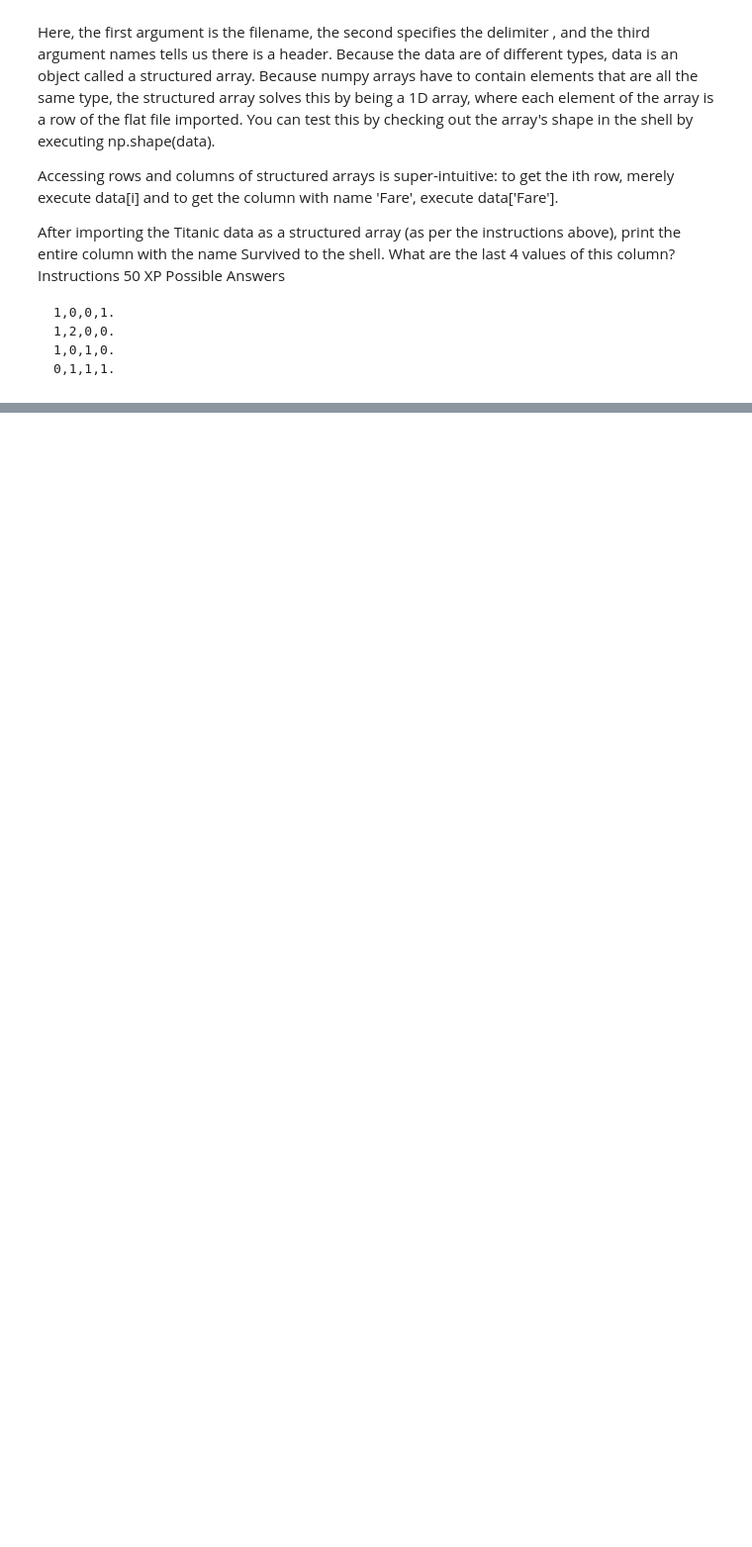
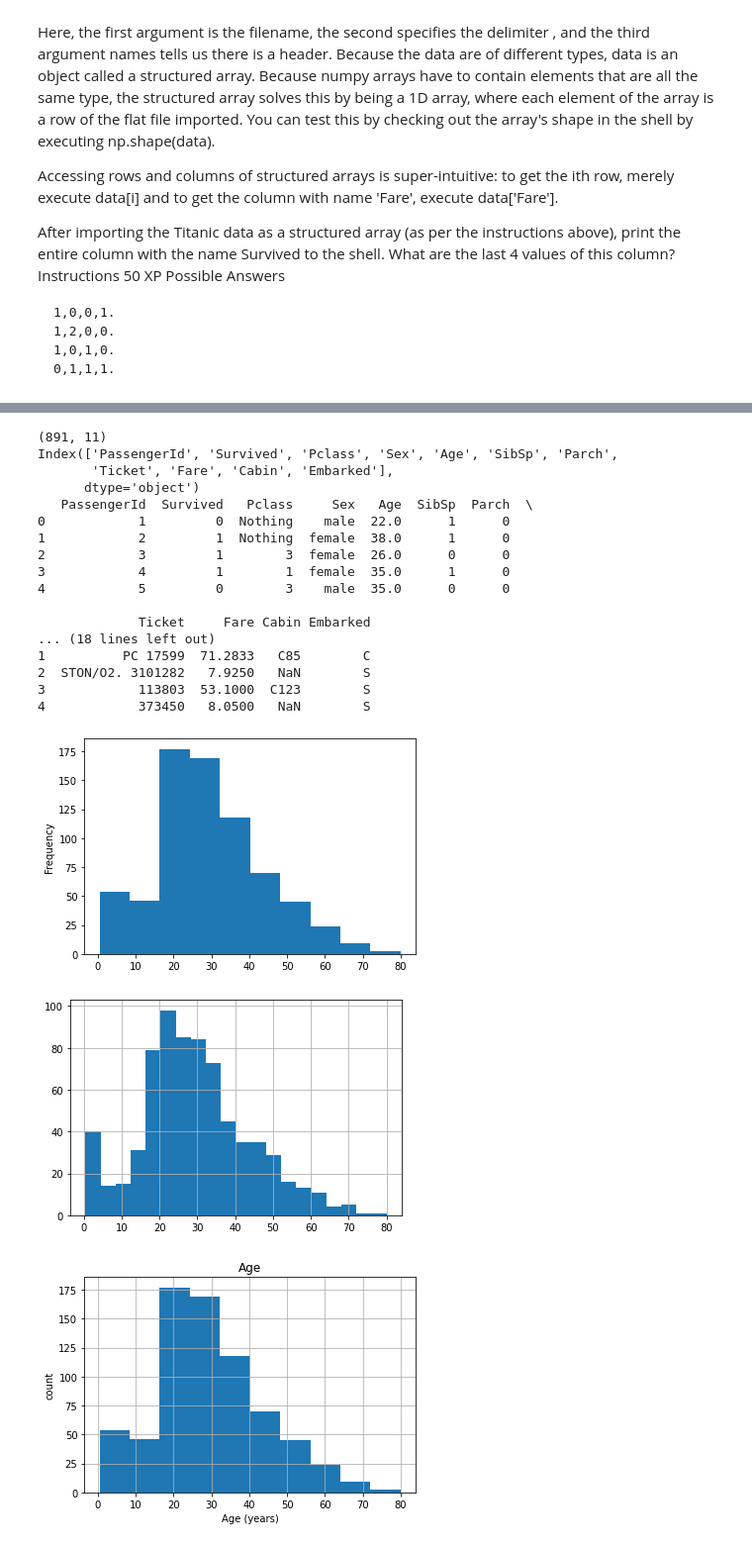
Before and after one commit to johnhhu2020/DataCamp-Data-Scientist-with-Python-Track, a Jupyter notebook: DataCamp Introduction to Importing Data in Python.ipynb, the cells around one changed output, grey strips where cells are left out. Shown at 99% size. Cells and saved outputs as stored; diff of their text form; code cells hidden in the pictures; blank space fills up the shorter version.

```diff
--- a/DataCamp Introduction to Importing Data in Python.ipynb
+++ b/DataCamp Introduction to Importing Data in Python.ipynb
@@ -625,0 +919,54 @@ print(file[:2])
+# %%
+path = 'titanic_corrupt.txt'
+
+
+#####################################################################################################################
+df = pd.read_table(path, delimiter=',', comment='#')  # , skiprows=1
+print(df.shape)
+print(df.columns)
+print(df.head())
+
+
+
+df2 = pd.read_csv(path, comment='#')
+print(df2.shape)
+print(df2.columns)
+print(df2.head())
+
+
+
+import matplotlib.pyplot as plt
+import seaborn as sns
+
+df['Age'].plot.hist()
+plt.show()
+
+df['Age'].hist(bins=20)
+plt.show()
+
+
+pd.DataFrame.hist(df[['Age']])  #####################################################################################
+plt.xlabel('Age (years)')
+plt.ylabel('count')
+plt.show()
+# %% [output]
+(891, 11)
+Index(['PassengerId', 'Survived', 'Pclass', 'Sex', 'Age', 'SibSp', 'Parch',
+       'Ticket', 'Fare', 'Cabin', 'Embarked'],
+      dtype='object')
+   PassengerId  Survived   Pclass     Sex   Age  SibSp  Parch  \
+0            1         0  Nothing    male  22.0      1      0
+1            2         1  Nothing  female  38.0      1      0
+2            3         1        3  female  26.0      0      0
+3            4         1        1  female  35.0      1      0
+4            5         0        3    male  35.0      0      0
+
+             Ticket     Fare Cabin Embarked
+... (18 lines left out)
+1          PC 17599  71.2833   C85        C
+2  STON/O2. 3101282   7.9250   NaN        S
+3            113803  53.1000  C123        S
+4            373450   8.0500   NaN        S
+[figure, added]
+[figure, added]
+[figure, added]
```
Also changed, not shown: parts of 22 cells of this notebook.
